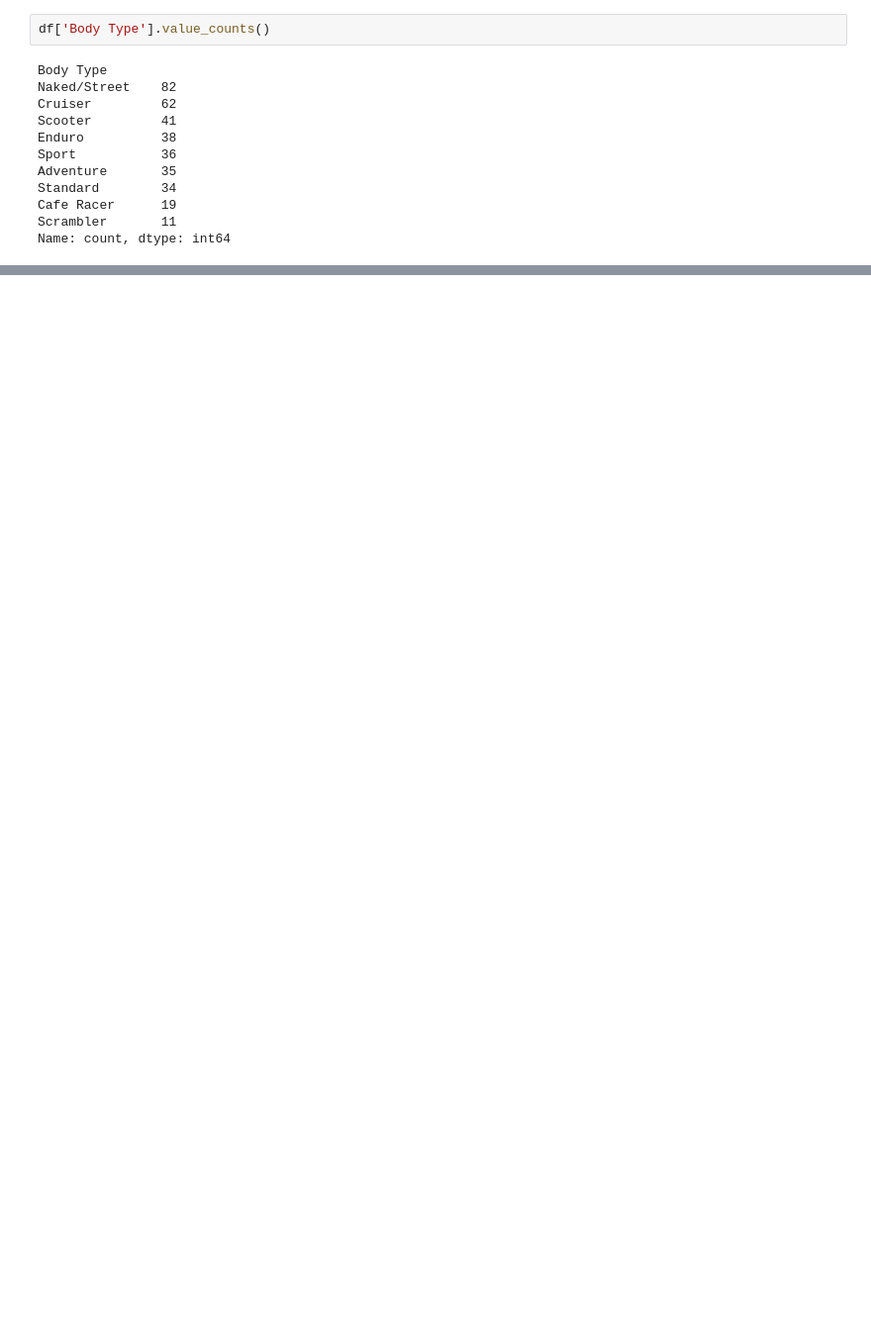
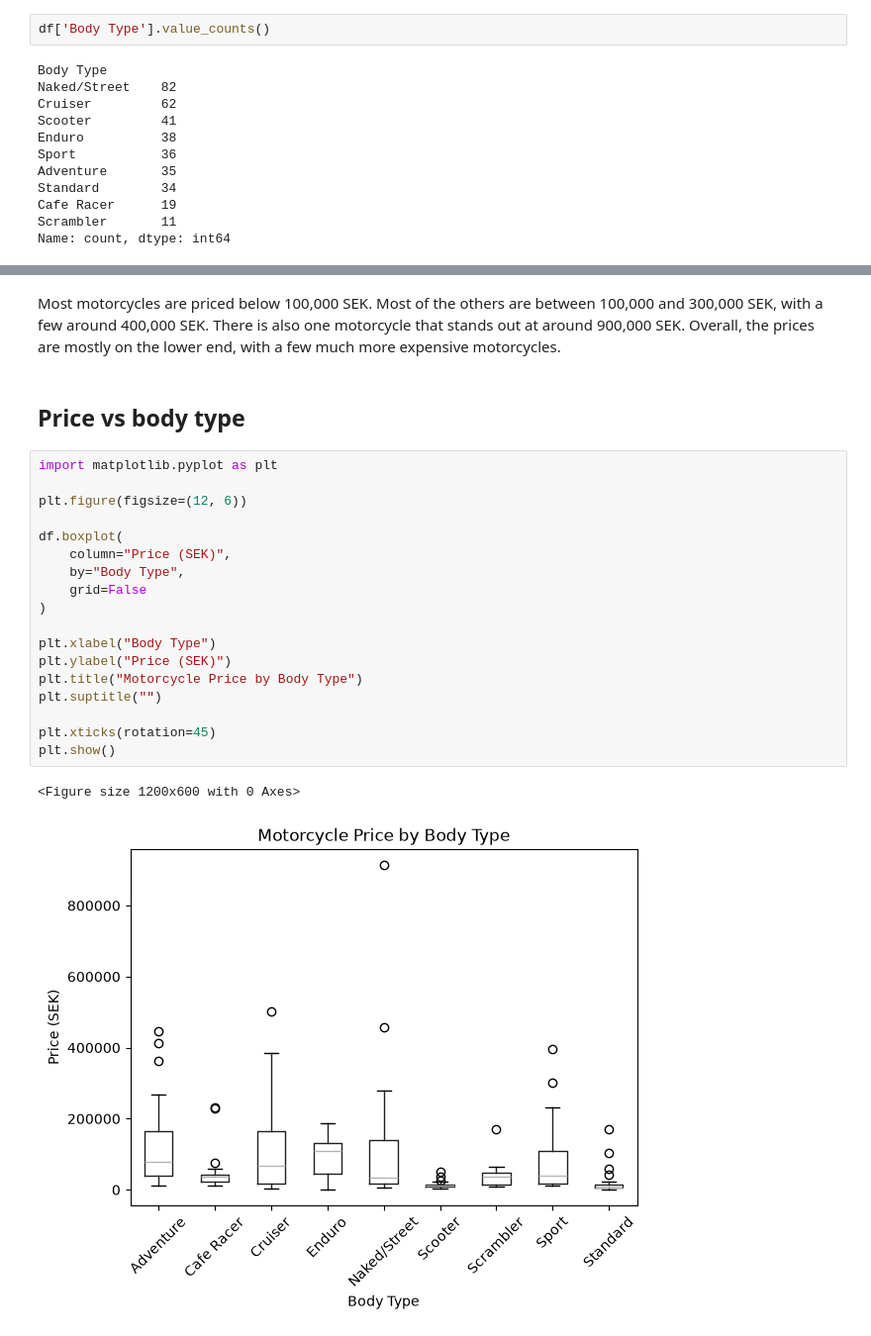
Before and after one commit to Piexgear/mc_match, a Jupyter notebook: EDA.ipynb, the cells around one changed output, grey strips where cells are left out. Shown at 99% size. Drawn from its saved outputs; the diff is of its cells as text; blank space fills up the shorter version.

```diff
--- a/EDA.ipynb
+++ b/EDA.ipynb
@@ -152,0 +169,25 @@ The pricings was also in a differant value that we converted to -> kr
+# %% [markdown]
+Most motorcycles are priced below 100,000 SEK. Most of the others are between 100,000 and 300,000 SEK, with a few around 400,000 SEK. There is also one motorcycle that stands out at around 900,000 SEK. Overall, the prices are mostly on the lower end, with a few much more expensive motorcycles.
+# %% [markdown]
+## Price vs body type
+# %%
+import matplotlib.pyplot as plt
+
+plt.figure(figsize=(12, 6))
+
+df.boxplot(
+    column="Price (SEK)",
+    by="Body Type",
+    grid=False
+)
+
+plt.xlabel("Body Type")
+plt.ylabel("Price (SEK)")
+plt.title("Motorcycle Price by Body Type")
+plt.suptitle("")
+
+plt.xticks(rotation=45)
+plt.show()
+# %% [output]
+<Figure size 1200x600 with 0 Axes>
+[figure, added]
```
Also changed, not shown: parts of 27 cells of this notebook, 1 other file.
